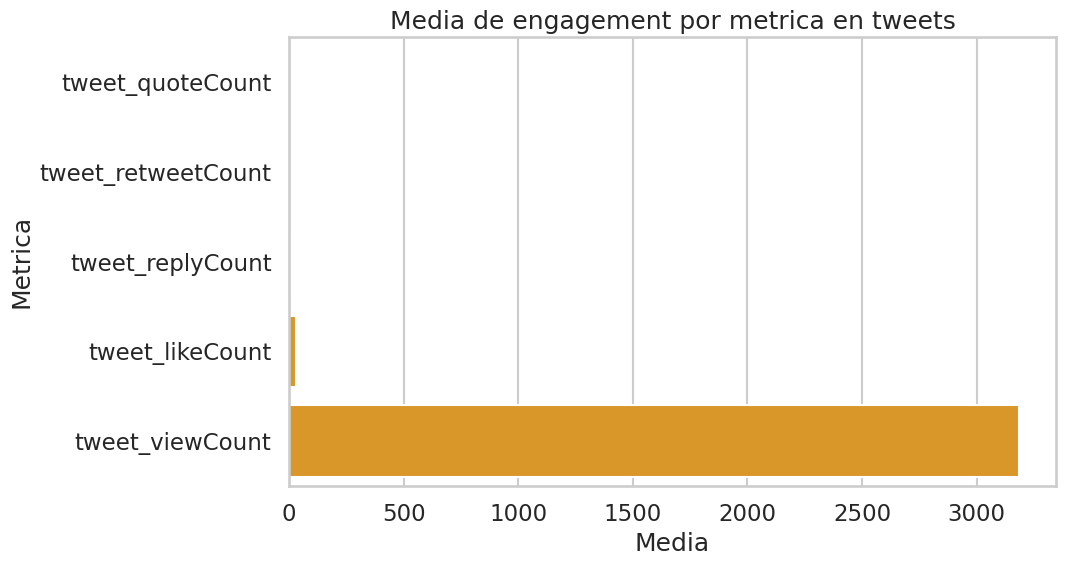
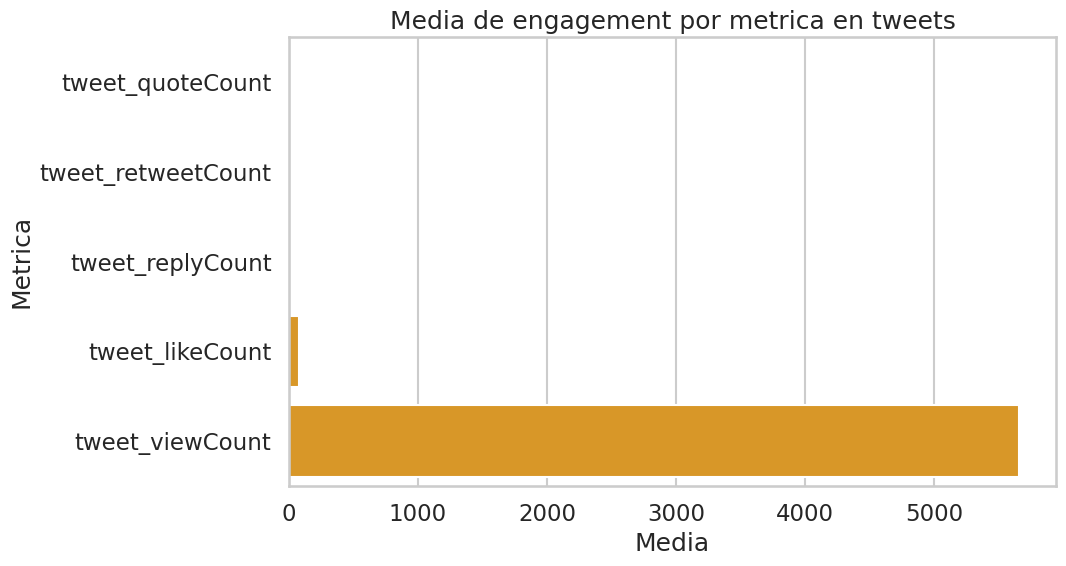
The notebook cell's code change between the first figure and the second:
--- before
+++ after
@@ -1,4 +1,26 @@
 tweet_only = df_multimodal[df_multimodal['gold_entity'].eq('tweet')].copy()
-means = tweet_only[['tweet_likeCount', 'tweet_replyCount', 'tweet_retweetCount', 'tweet_quoteCount', 'tweet_viewCount']].mean().sort_values(ascending=True)
+tweet_mask = (
+    df_multimodal['source_group'].eq('tweets')
+    if 'source_group' in df_multimodal.columns
+    else df_multimodal['gold_entity'].eq('tweet')
+)
+tweet_only = df_multimodal[tweet_mask].copy()
+
+engagement_aliases = {
+    'tweet_likeCount': ['tweet_likeCount', 'likeCount'],
+    'tweet_replyCount': ['tweet_replyCount', 'replyCount'],
+    'tweet_retweetCount': ['tweet_retweetCount', 'retweetCount'],
+    'tweet_quoteCount': ['tweet_quoteCount', 'quoteCount'],
+    'tweet_viewCount': ['tweet_viewCount', 'viewCount'],
+}
+
+means = {}
+for target_col, candidates in engagement_aliases.items():
+    for source_col in candidates:
+        if source_col in tweet_only.columns:
+            means[target_col] = pd.to_numeric(tweet_only[source_col], errors='coerce').mean()
+            break
+
+means = pd.Series(means).sort_values(ascending=True)
 
 plt.figure(figsize=(11, 6))
@@ -9,2 +31,10 @@
 plt.tight_layout()
 plt.show()
+
+plt.figure(figsize=(11, 6))
+sns.barplot(x=means.values, y=means.index, color='#f59e0b')
+plt.title('Media de engagement por metrica en tweets')
+plt.xlabel('Media')
+plt.ylabel('Metrica')
+plt.tight_layout()
+plt.show()

Commit: reejecucion de los notebooks